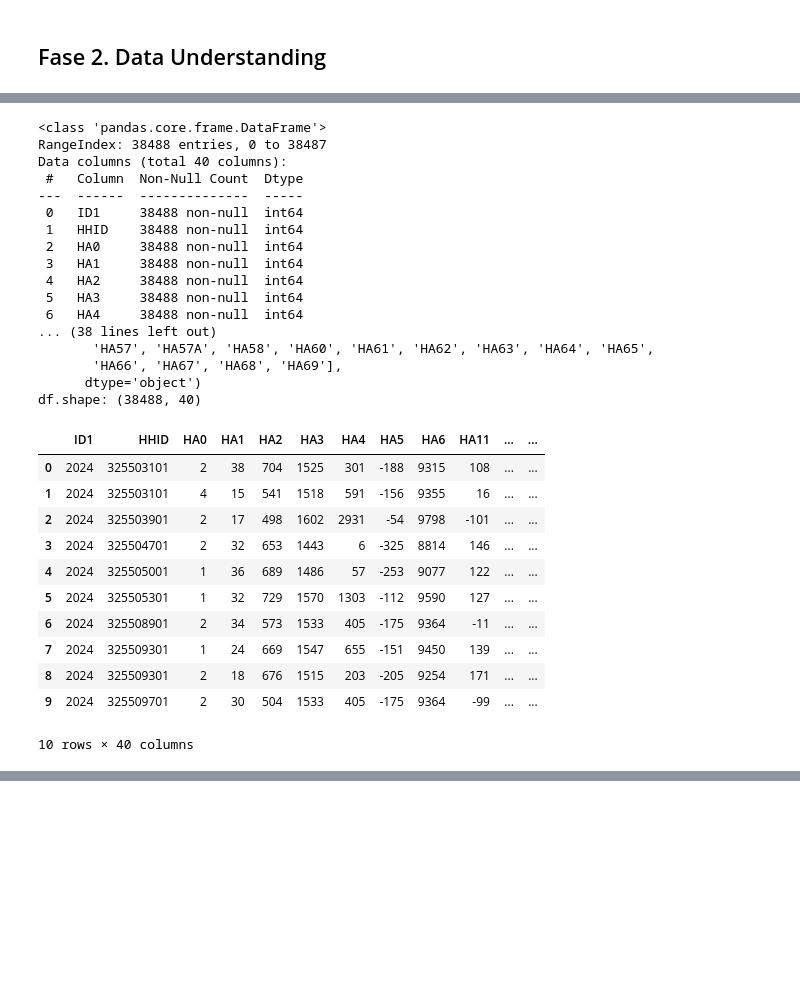
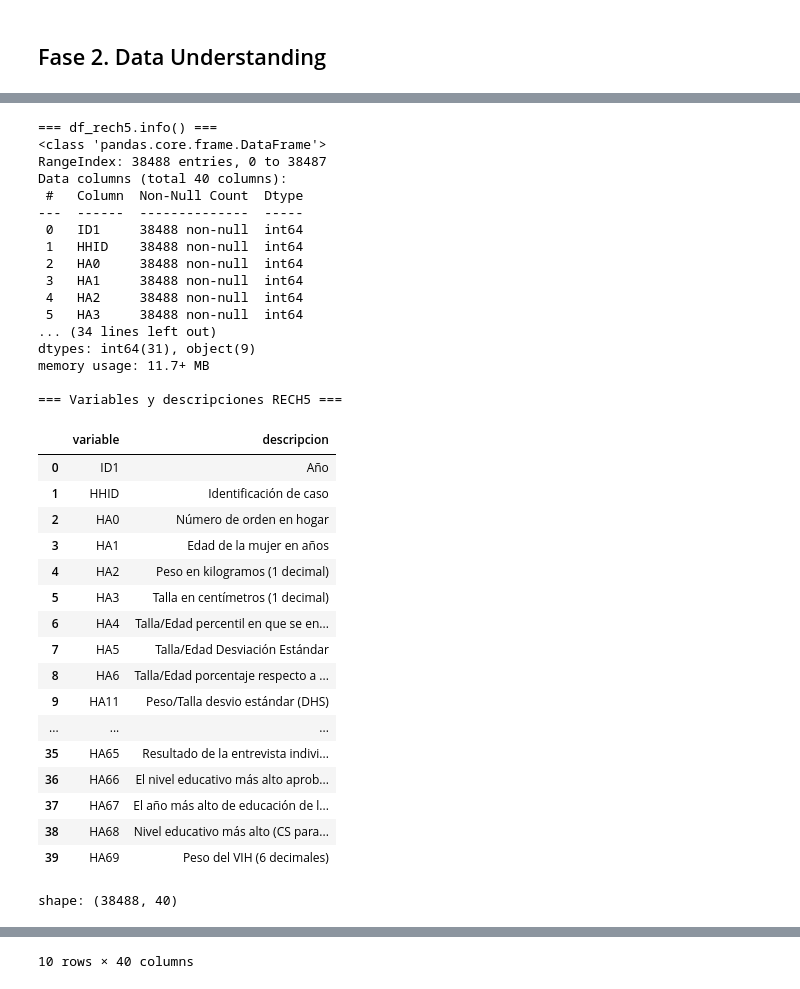
Before and after one commit to abelguevara-upeu/data-minig, a Jupyter notebook: notebooks/md-project/Fase 1-2.ipynb, the cells around one changed output, grey strips where cells are left out. Saved outputs shown, nothing was run; the diff lists cells and outputs as text; code cells hidden in the pictures; blank space fills up the shorter version.

```diff
--- a/notebooks/md-project/Fase 1-2.ipynb
+++ b/notebooks/md-project/Fase 1-2.ipynb
@@ -160,36 +294,64 @@ df.shape: (37390, 44)
 # %%
 # Resumen general Dataset RECH5
-df_2.info()
-print('df.columns:',df_2.columns)
-print('df.shape:',df_2.shape)
-df_2.head(10)
+# Cargar diccionario específico RECH5
+dicc_rech5 = cargar_diccionario_variables('RECH5')
+
+print("=== df_rech5.info() ===")
+df_rech5.info()
+
+# Tabla variable + descripción
+meta_rech5 = (
+    pd.DataFrame({'variable': df_rech5.columns})
+      .assign(descripcion=lambda d: d.variable.map(dicc_rech5)
+              .fillna("(sin descripción en diccionario)"))
+)
+
+print("\n=== Variables y descripciones RECH5 ===")
+display(meta_rech5)
+
+print("\nshape:", df_rech5.shape)
+
+# Head con MultiIndex (solo para visualización)
+vista_rech5 = df_rech5.head(10).copy()
+vista_rech5.columns = pd.MultiIndex.from_arrays(
+    [vista_rech5.columns,
+     [dicc_rech5.get(c, "") for c in vista_rech5.columns]],
+    names=["variable", "descripcion"]
+)
+display(vista_rech5)
 # %% [output]
+=== df_rech5.info() ===
 <class 'pandas.core.frame.DataFrame'>
 RangeIndex: 38488 entries, 0 to 38487
 Data columns (total 40 columns):
  #   Column  Non-Null Count  Dtype
 ---  ------  --------------  -----
  0   ID1     38488 non-null  int64
  1   HHID    38488 non-null  int64
  2   HA0     38488 non-null  int64
  3   HA1     38488 non-null  int64
  4   HA2     38488 non-null  int64
  5   HA3     38488 non-null  int64
- 6   HA4     38488 non-null  int64
-... (38 lines left out)
-       'HA57', 'HA57A', 'HA58', 'HA60', 'HA61', 'HA62', 'HA63', 'HA64', 'HA65',
-       'HA66', 'HA67', 'HA68', 'HA69'],
-      dtype='object')
-df.shape: (38488, 40)
+... (34 lines left out)
+dtypes: int64(31), object(9)
+memory usage: 11.7+ MB
+
+=== Variables y descripciones RECH5 ===
-|  | ID1 | HHID | HA0 | HA1 | HA2 | HA3 | HA4 | HA5 | HA6 | HA11 | ... | ... |
-| 0 | 2024 | 325503101 | 2 | 38 | 704 | 1525 | 301 | -188 | 9315 | 108 | ... | ... |
-| 1 | 2024 | 325503101 | 4 | 15 | 541 | 1518 | 591 | -156 | 9355 | 16 | ... | ... |
-| 2 | 2024 | 325503901 | 2 | 17 | 498 | 1602 | 2931 | -54 | 9798 | -101 | ... | ... |
-| 3 | 2024 | 325504701 | 2 | 32 | 653 | 1443 | 6 | -325 | 8814 | 146 | ... | ... |
-| 4 | 2024 | 325505001 | 1 | 36 | 689 | 1486 | 57 | -253 | 9077 | 122 | ... | ... |
-| 5 | 2024 | 325505301 | 1 | 32 | 729 | 1570 | 1303 | -112 | 9590 | 127 | ... | ... |
-| 6 | 2024 | 325508901 | 2 | 34 | 573 | 1533 | 405 | -175 | 9364 | -11 | ... | ... |
-| 7 | 2024 | 325509301 | 1 | 24 | 669 | 1547 | 655 | -151 | 9450 | 139 | ... | ... |
-| 8 | 2024 | 325509301 | 2 | 18 | 676 | 1515 | 203 | -205 | 9254 | 171 | ... | ... |
-| 9 | 2024 | 325509701 | 2 | 30 | 504 | 1533 | 405 | -175 | 9364 | -99 | ... | ... |
+|  | variable | descripcion |
+| 0 | ID1 | Año |
+| 1 | HHID | Identificación de caso |
+| 2 | HA0 | Número de orden en hogar |
+| 3 | HA1 | Edad de la mujer en años |
+| 4 | HA2 | Peso en kilogramos (1 decimal) |
+| 5 | HA3 | Talla en centímetros (1 decimal) |
+| 6 | HA4 | Talla/Edad percentil en que se en... |
+| 7 | HA5 | Talla/Edad Desviación Estándar |
+| 8 | HA6 | Talla/Edad porcentaje respecto a ... |
+| 9 | HA11 | Peso/Talla desvio estándar (DHS) |
+| ... | ... | ... |
+| 35 | HA65 | Resultado de la entrevista indivi... |
+| 36 | HA66 | El nivel educativo más alto aprob... |
+| 37 | HA67 | El año más alto de educación de l... |
+| 38 | HA68 | Nivel educativo más alto (CS para... |
+| 39 | HA69 | Peso del VIH (6 decimales) |
-10 rows × 40 columns
+shape: (38488, 40)
@@ -195,0 +370 @@ df.shape: (38488, 40)
+10 rows × 40 columns
```
Also changed, not shown: parts of 9 cells of this notebook, 5 other files.
